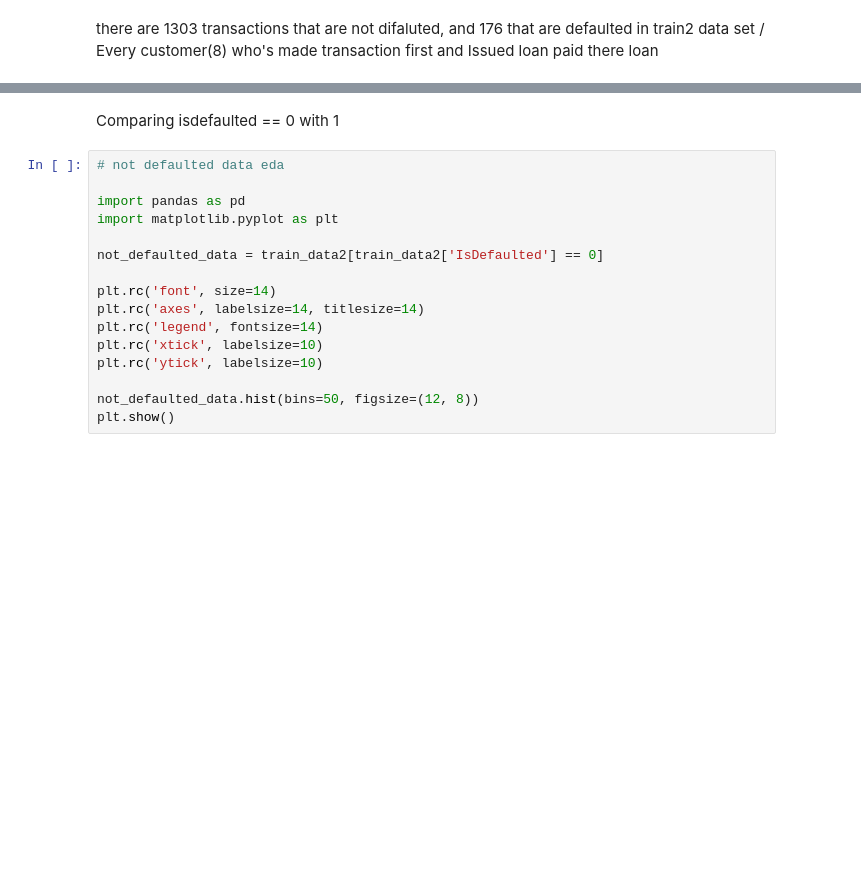
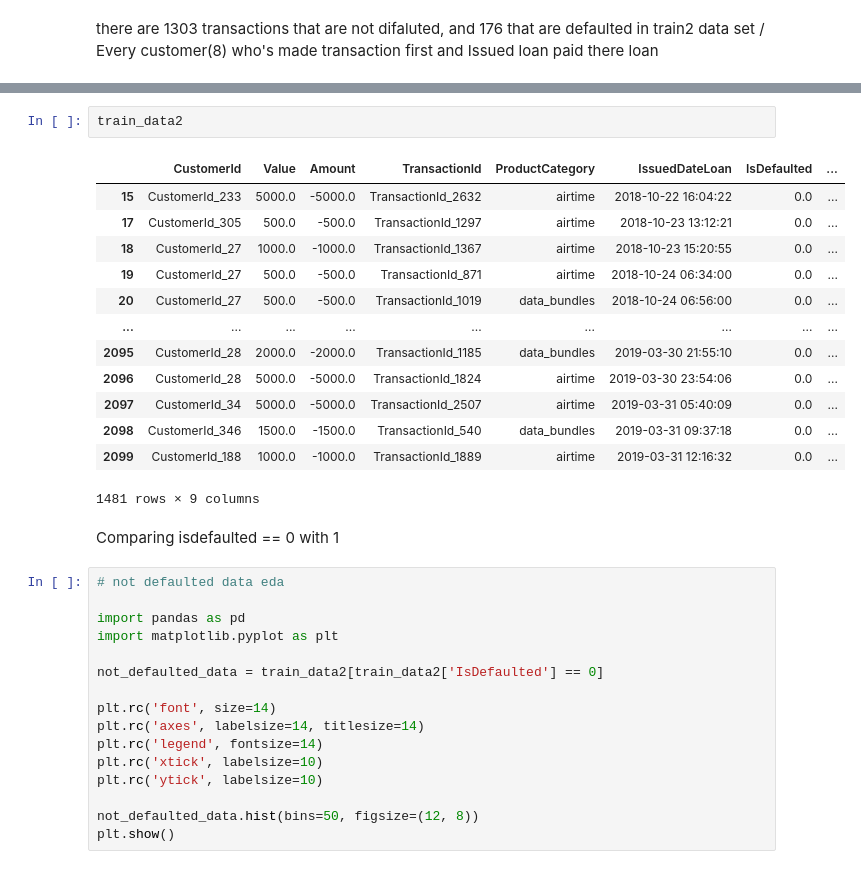
Before and after one commit to scLee123/scLee123, a Jupyter notebook: SY_data_project.ipynb, the cells around one changed output, grey strips where cells are left out. Drawn from its saved outputs; the diff is of its cells as text; blank space fills up the shorter version.

```diff
--- a/SY_data_project.ipynb
+++ b/SY_data_project.ipynb
@@ -345,3 +355,19 @@ train_data2[train_data2['Transaction_LoanIssue_TimeDifference'] == pd.Timedelta(
+# %%
+train_data2
+# %% [output]
+|  | CustomerId | Value | Amount | TransactionId | ProductCategory | IssuedDateLoan | IsDefaulted | ... |
+| 15 | CustomerId_233 | 5000.0 | -5000.0 | TransactionId_2632 | airtime | 2018-10-22 16:04:22 | 0.0 | ... |
+| 17 | CustomerId_305 | 500.0 | -500.0 | TransactionId_1297 | airtime | 2018-10-23 13:12:21 | 0.0 | ... |
+| 18 | CustomerId_27 | 1000.0 | -1000.0 | TransactionId_1367 | airtime | 2018-10-23 15:20:55 | 0.0 | ... |
+| 19 | CustomerId_27 | 500.0 | -500.0 | TransactionId_871 | airtime | 2018-10-24 06:34:00 | 0.0 | ... |
+| 20 | CustomerId_27 | 500.0 | -500.0 | TransactionId_1019 | data_bundles | 2018-10-24 06:56:00 | 0.0 | ... |
+| ... | ... | ... | ... | ... | ... | ... | ... | ... |
+| 2095 | CustomerId_28 | 2000.0 | -2000.0 | TransactionId_1185 | data_bundles | 2019-03-30 21:55:10 | 0.0 | ... |
+| 2096 | CustomerId_28 | 5000.0 | -5000.0 | TransactionId_1824 | airtime | 2019-03-30 23:54:06 | 0.0 | ... |
+| 2097 | CustomerId_34 | 5000.0 | -5000.0 | TransactionId_2507 | airtime | 2019-03-31 05:40:09 | 0.0 | ... |
+| 2098 | CustomerId_346 | 1500.0 | -1500.0 | TransactionId_540 | data_bundles | 2019-03-31 09:37:18 | 0.0 | ... |
+| 2099 | CustomerId_188 | 1000.0 | -1000.0 | TransactionId_1889 | airtime | 2019-03-31 12:16:32 | 0.0 | ... |
+1481 rows × 9 columns
 # %% [markdown]
 Comparing isdefaulted == 0 with 1
 # %%
```
Also changed, not shown: parts of 34 cells of this notebook.
